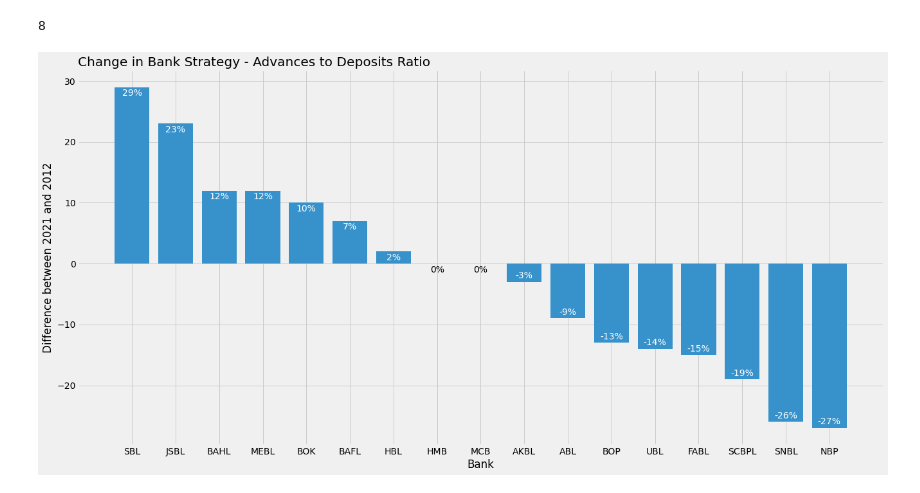
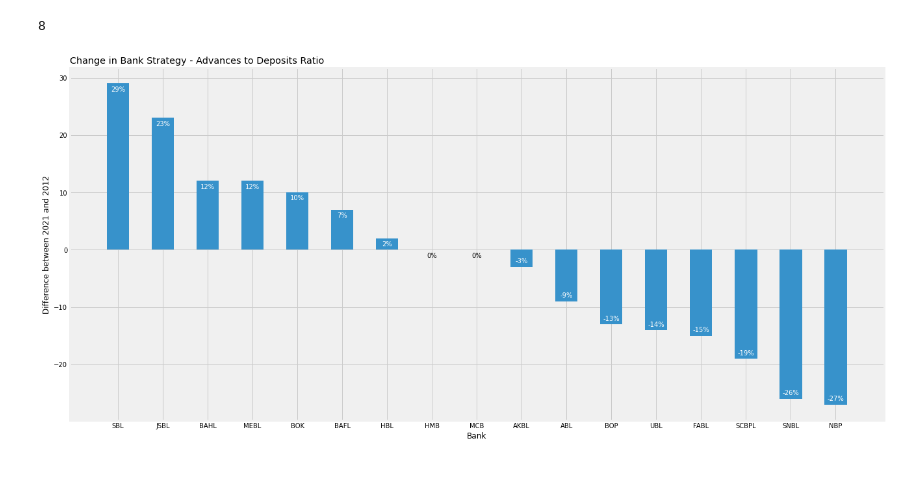
Before and after one commit to Nomantariq12/banking_data_visualization, a Jupyter notebook: Banking Data Vizualization.ipynb, the cells around one changed output. Saved outputs shown, nothing was run; the diff lists cells and outputs as text; code cells hidden in the pictures.

Commit message:
Change the width of each Bar

```diff
--- a/Banking Data Vizualization.ipynb
+++ b/Banking Data Vizualization.ipynb
@@ -102,25 +102,27 @@ diff_bet_2021_and_2012 = [29, 23, 12, 12, 10, 7, 2, 0, 0, -3, -9, -13, -14, -15,
 len(bank) // 2
 # %% [output]
 8
+# %%
+width1 = 0.5
 # %%
 # Bar Plot for Differnt Banks
-plt.bar(bank, diff_bet_2021_and_2012, color="#3792cb")
+plt.bar(bank, diff_bet_2021_and_2012, color="#3792cb", width=width1)
 for i in range(len(banks) // 2):
     plt.text(i, diff_bet_2021_and_2012[i]-1, str(diff_bet_2021_and_2012[i])+"%",
             va="center",
             ha="center",
             color="white")
 for y in range(len(banks) // 2 + 1, len(banks)):
     plt.text(y, diff_bet_2021_and_2012[y]+1, str(diff_bet_2021_and_2012[y])+"%",
             va="center",
             ha="center",
             color="white")
 plt.text(7, -1, "0%", color="black", va="center", ha="center")
 plt.text(8, -1, "0%", color="black", va="center", ha="center")
 
 plt.title("Change in Bank Strategy - Advances to Deposits Ratio", loc="left")
 plt.ylabel("Difference between 2021 and 2012")
 plt.xlabel("Bank")
 plt.show()
 # %% [output]
-[figure, old version]
+[figure, new version]
```
Also changed, not shown: parts of 1 cell of this notebook.
